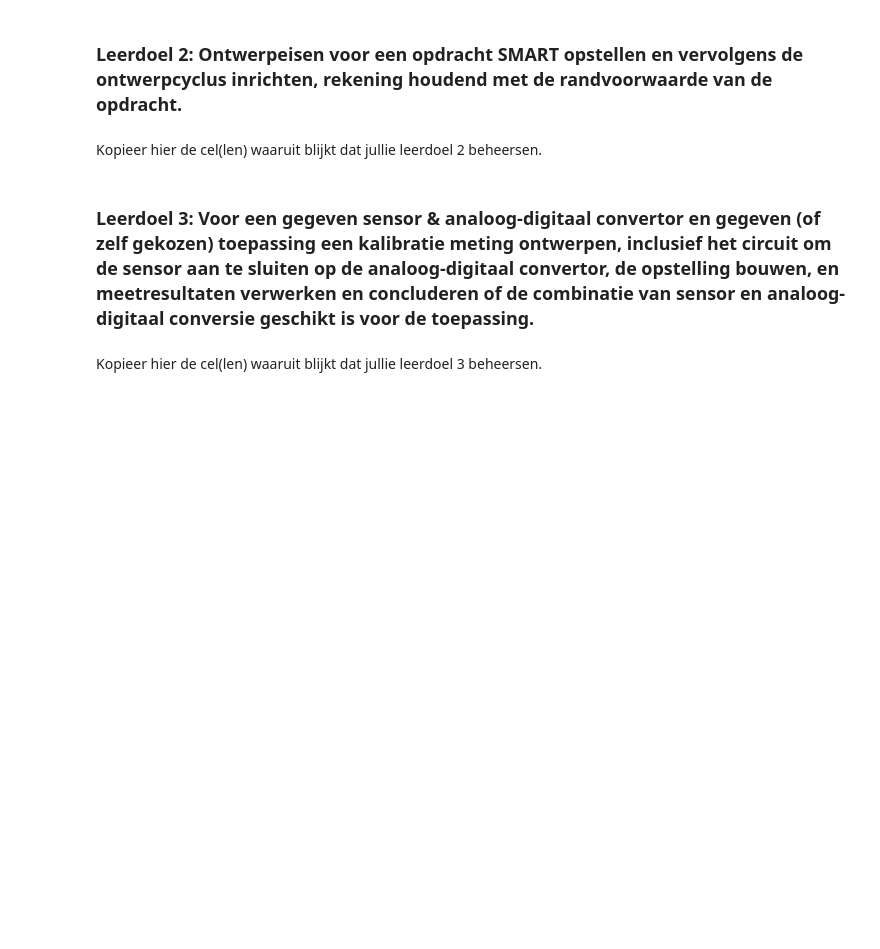
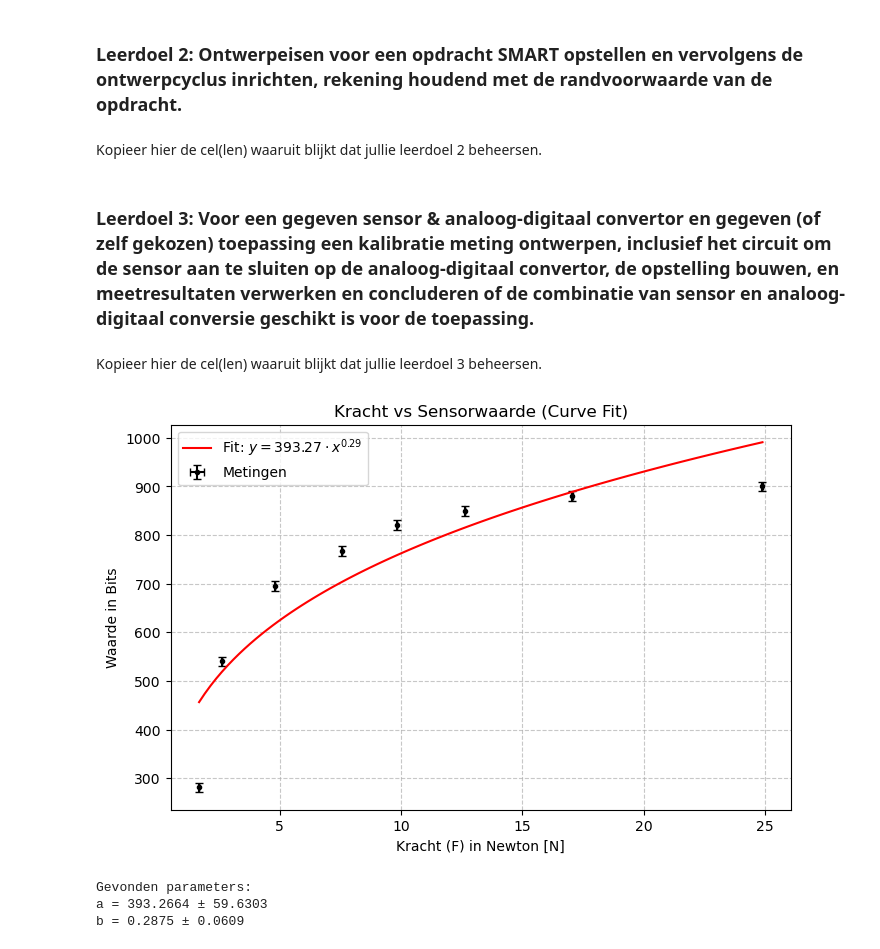
Before and after one commit to WouterAlejandro/opdrachten-DEF-D, a Jupyter notebook: FysiekeOntwerpopdrachten/1KalibreerEenSensorDigitaalAnaloog/DEFOntwerpopdracht1KalibreerEenSensorInvulTemplate.ipynb, the cells around one changed output. Saved outputs shown, nothing was run; the diff lists cells and outputs as text; code cells hidden in the pictures; blank space fills up the shorter version.

```diff
--- a/FysiekeOntwerpopdrachten/1KalibreerEenSensorDigitaalAnaloog/DEFOntwerpopdracht1KalibreerEenSensorInvulTemplate.ipynb
+++ b/FysiekeOntwerpopdrachten/1KalibreerEenSensorDigitaalAnaloog/DEFOntwerpopdracht1KalibreerEenSensorInvulTemplate.ipynb
@@ -103,3 +129,61 @@ Kopieer hier de cel(len) waaruit blijkt dat jullie leerdoel 2 beheersen.
 ### Leerdoel 3: Voor een gegeven sensor & analoog-digitaal convertor en gegeven (of zelf gekozen) toepassing een kalibratie meting ontwerpen, inclusief het circuit om de sensor aan te sluiten op de analoog-digitaal convertor, de opstelling bouwen, en meetresultaten verwerken en concluderen of de combinatie van sensor en analoog-digitaal conversie geschikt is voor de toepassing.
 # %% [markdown]
 Kopieer hier de cel(len) waaruit blijkt dat jullie leerdoel 3 beheersen.
+# %%
+import numpy as np
+import matplotlib.pyplot as plt
+from scipy.optimize import curve_fit
+
+# Data
+mass = np.array([1.25, 1.702, 0.230, 0.735, 0.965, 2.5, 0.452, 0.134]) # kg
+bits = np.array([849, 881, 540, 767, 820, 900, 695, 281]) # bits
+u_bits = 10 # bits
+u_mass = 0.0005 # kg (foutmarge op de massa)
+m_hanger = 0.037 # kg
+g = 9.81 # m/s^2
+
+# Bereken Kracht (F) en de foutmarge op F (u_F)
+F = (mass + m_hanger) * g
+u_F = u_mass * g # De onzekerheid op de kracht
+
+# De fit-functie: y = a * x^b
+def function(x, a, b):
+    return a * x**b
+
+guess_a = 600
+guess_b = 0.3
+
+# Voer de curve fit uit met p0
+popt, pcov = curve_fit(function, F, bits, p0=[guess_a, guess_b])
+
+# --- Visualisatie ---
+plt.figure(figsize=(8, 5))
+
+# 1. Plot de datapunten met errorbars
+plt.errorbar(F, bits, xerr=u_F, yerr=u_bits, fmt='k.', label='Metingen', capsize=3)
+
+# 2. Maak een vloeiende lijn voor de fit
+# We maken 100 punten tussen de minimale en maximale F
+x_fit = np.linspace(min(F), max(F), 100)
+y_fit = function(x_fit, a_fit, b_fit)
+
+# 3. Plot de fit-lijn
+plt.plot(x_fit, y_fit, 'r-', label=f'Fit: $y = {a_fit:.2f} \cdot x^{{{b_fit:.2f}}}$')
+
+# Opmaak
+plt.xlabel('Kracht (F) in Newton [N]')
+plt.ylabel('Waarde in Bits')
+plt.title('Kracht vs Sensorwaarde (Curve Fit)')
+plt.grid(True, linestyle='--', alpha=0.7)
+plt.legend()
+
+plt.show()
+
+# Optioneel: Print de onzekerheden van de fit-parameters
+perr = np.sqrt(np.diag(pcov))
+print(f"Gevonden parameters:\na = {a_fit:.4f} ± {perr[0]:.4f}\nb = {b_fit:.4f} ± {perr[1]:.4f}")
+# %% [output]
+[figure, added]
+Gevonden parameters:
+a = 393.2664 ± 59.6303
+b = 0.2875 ± 0.0609
```
Also changed, not shown: parts of 3 cells of this notebook, 1 other file.
